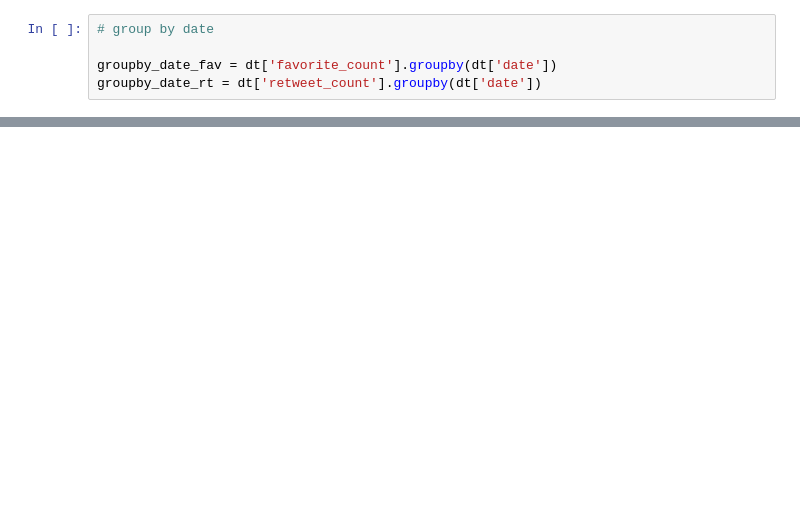
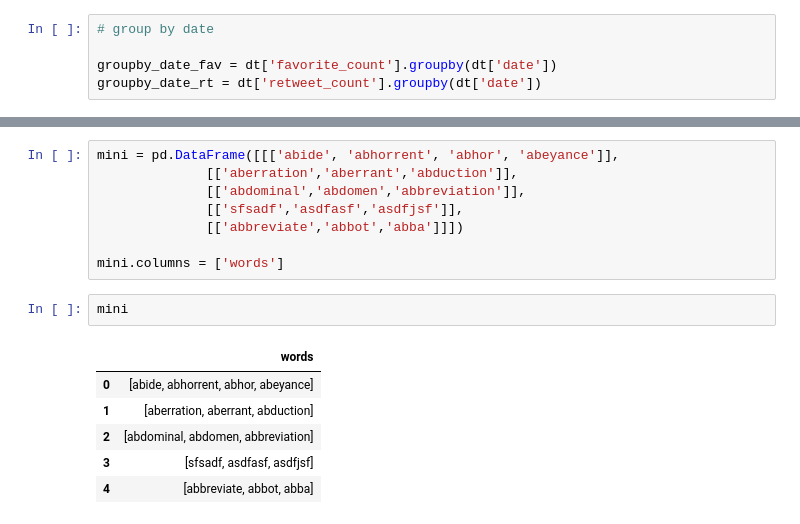
Before and after one commit to nickcdryan/Practice, a Jupyter notebook: trump_analysis/tweet_analysis.ipynb, the cells around one changed output, grey strips where cells are left out. Saved outputs shown, nothing was run; the diff lists cells and outputs as text; blank space fills up the shorter version.

```diff
--- a/trump_analysis/tweet_analysis.ipynb
+++ b/trump_analysis/tweet_analysis.ipynb
@@ -170,0 +241,17 @@ plot_compare([meanfav_df, meanrt_df])
+# %%
+mini = pd.DataFrame([[['abide', 'abhorrent', 'abhor', 'abeyance']],
+              [['aberration','aberrant','abduction']],
+              [['abdominal','abdomen','abbreviation']],
+              [['sfsadf','asdfasf','asdfjsf']],
+              [['abbreviate','abbot','abba']]])
+
+mini.columns = ['words']
+# %%
+mini
+# %% [output]
+|  | words |
+| 0 | [abide, abhorrent, abhor, abeyance] |
+| 1 | [aberration, aberrant, abduction] |
+| 2 | [abdominal, abdomen, abbreviation] |
+| 3 | [sfsadf, asdfasf, asdfjsf] |
+| 4 | [abbreviate, abbot, abba] |
```
Also changed, not shown: parts of 26 cells of this notebook, 5 other files.
